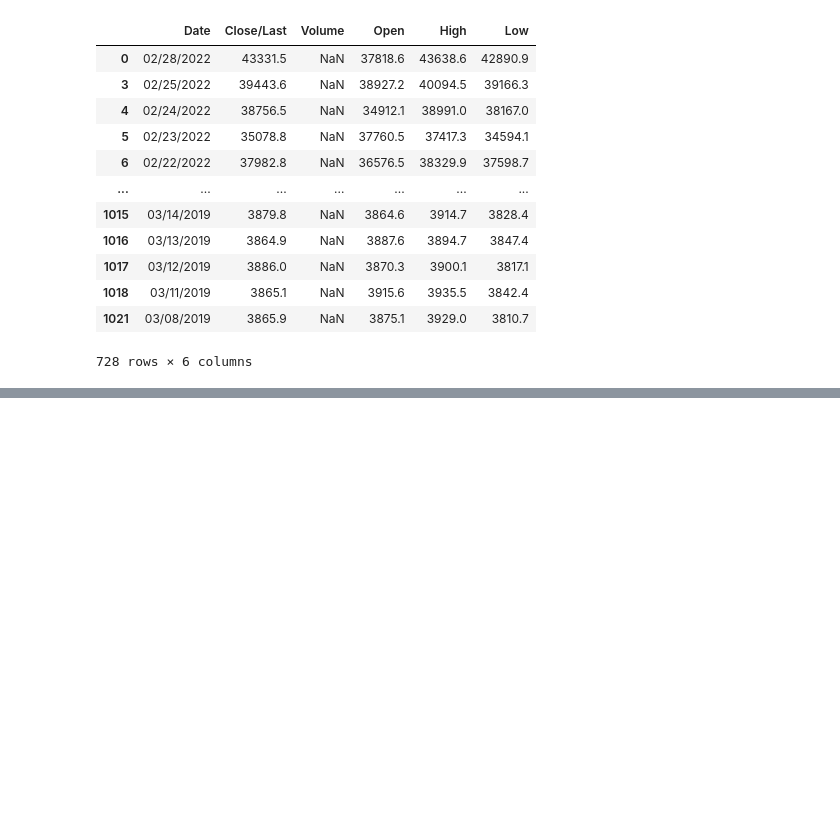
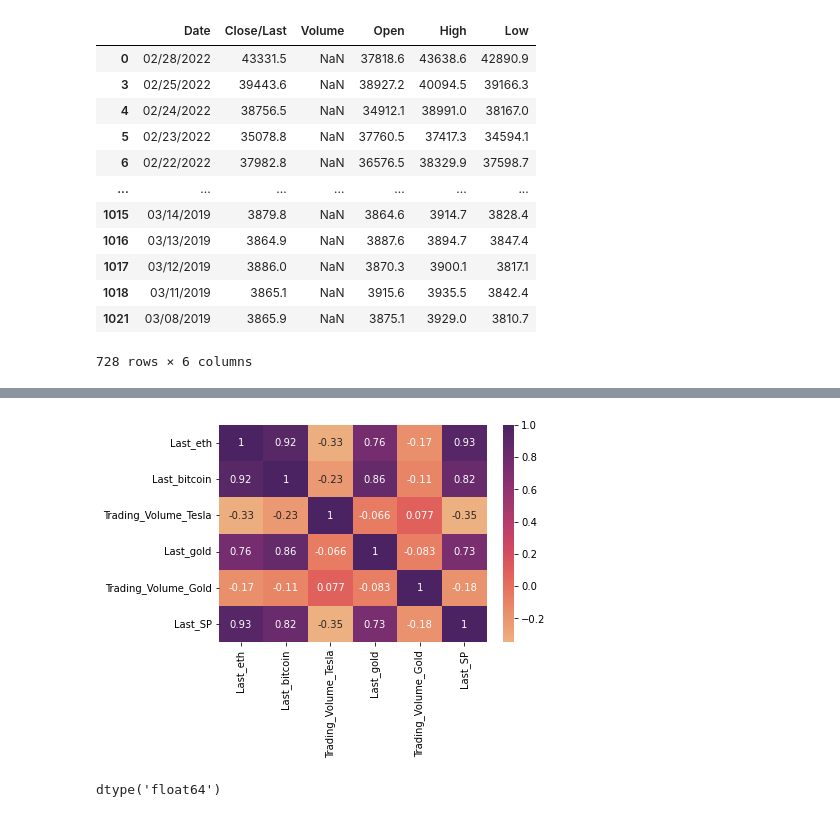
Before and after one commit to RojaReddy329/MachineLearningProject, a Jupyter notebook: ProjectNotebook.ipynb, the cells around one changed output, grey strips where cells are left out. Drawn from its saved outputs; the diff is of its cells as text; code cells hidden in the pictures; blank space fills up the shorter version.

```diff
--- a/ProjectNotebook.ipynb
+++ b/ProjectNotebook.ipynb
@@ -71,0 +106,21 @@ crypto
+# %%
+import seaborn as sns
+import matplotlib.pyplot as plt
+import numpy as np
+
+
+
+#sns.pairplot(crypto)
+
+#heatmap
+
+corr = crypto.corr()
+
+#plot correlation matrix heatmap
+hm = sns.heatmap(data = corr, annot = True, cmap = sns.color_palette("flare", as_cmap=True))
+# %% [output]
+[figure, added]
+# %%
+crypto['Last_'].dtypes
+# %% [output]
+dtype('float64')
```
Also changed, not shown: parts of 3 cells of this notebook, 3 other files.
